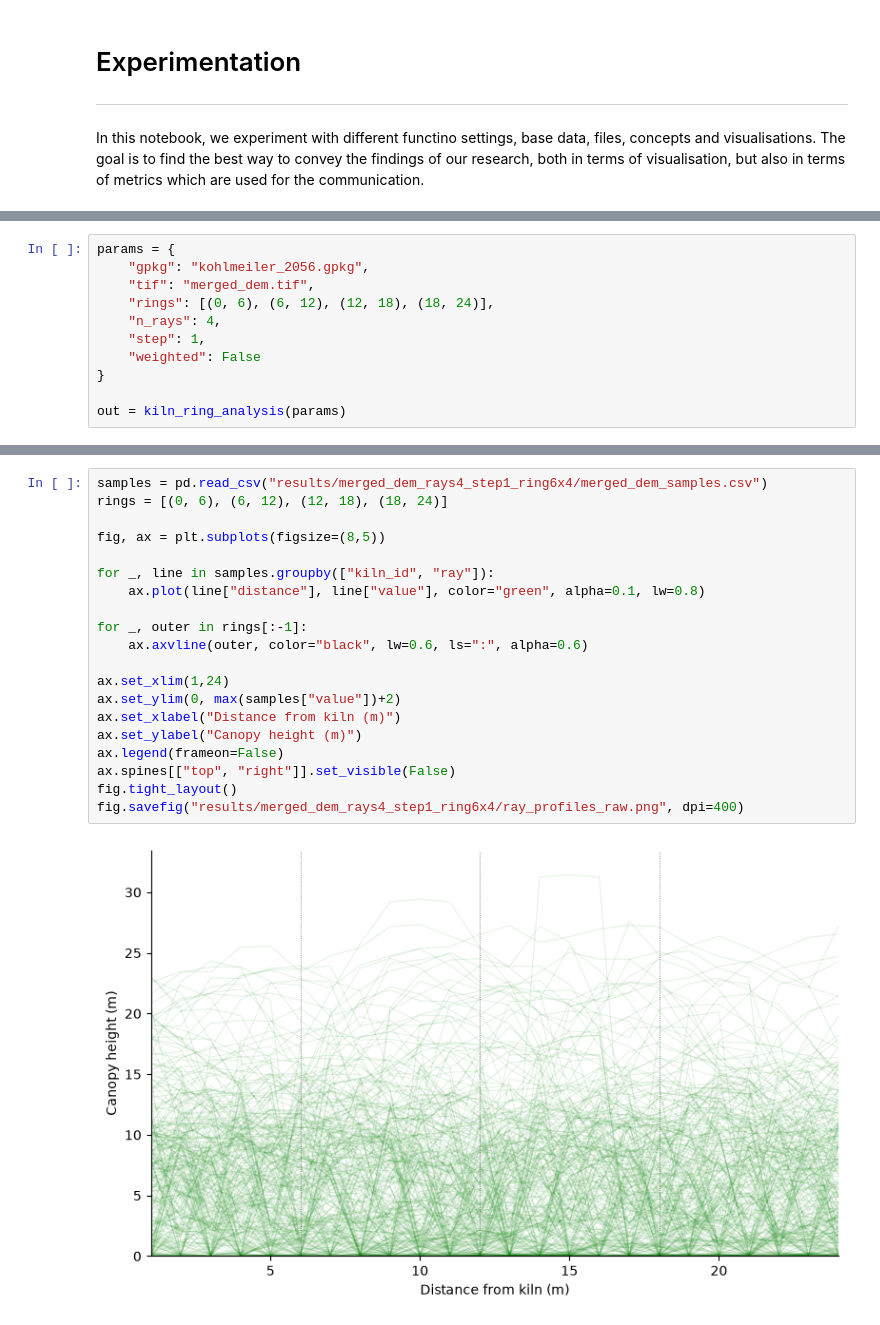
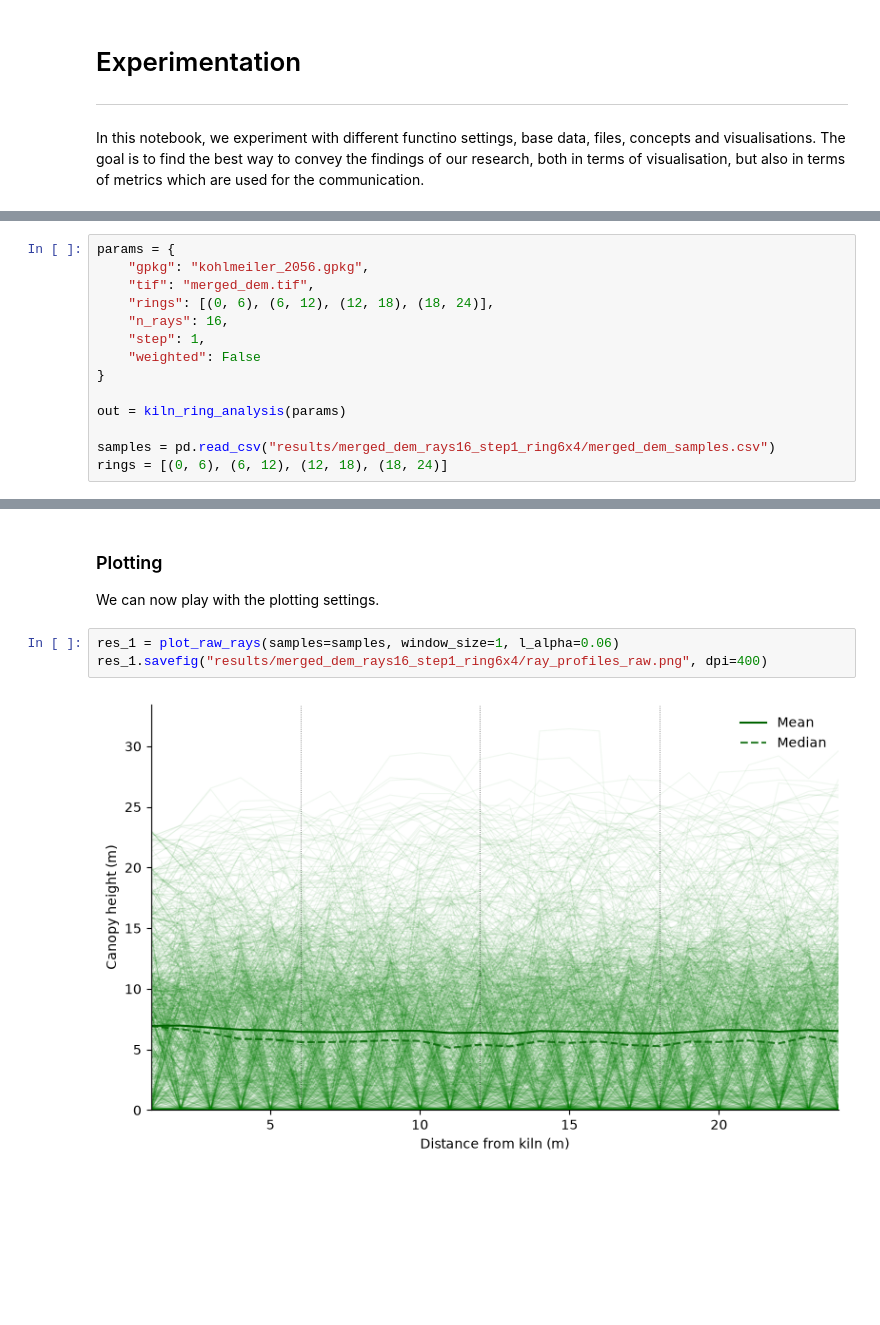
Before and after one commit to fabianott/GEO-715-Project, a Jupyter notebook: new testfolder/experimentation.ipynb, the cells around one changed output, grey strips where cells are left out. Drawn from its saved outputs; the diff is of its cells as text; blank space fills up the shorter version.

Commit message:
New plots: raw rays plotted with mean and median in experimentation.ipynb

```diff
--- a/new testfolder/experimentation.ipynb
+++ b/new testfolder/experimentation.ipynb
@@ -19,12 +27,15 @@ params = {
     "gpkg": "kohlmeiler_2056.gpkg",
     "tif": "merged_dem.tif",
     "rings": [(0, 6), (6, 12), (12, 18), (18, 24)],
-    "n_rays": 4,
+    "n_rays": 16,
     "step": 1,
     "weighted": False
 }
 
 out = kiln_ring_analysis(params)
+
+samples = pd.read_csv("results/merged_dem_rays16_step1_ring6x4/merged_dem_samples.csv")
+rings = [(0, 6), (6, 12), (12, 18), (18, 24)]
 # %% [output]
 ======================================================================
 Raster:        merged_dem.tif
@@ -46,22 +94,8 @@ Saved: results/merged_dem_rays4_step1_ring6x4/merged_dem_rings.csv  (one row per
+# %% [markdown]
+### Plotting
+We can now play with the plotting settings.
 # %%
-samples = pd.read_csv("results/merged_dem_rays4_step1_ring6x4/merged_dem_samples.csv")
-rings = [(0, 6), (6, 12), (12, 18), (18, 24)]
-
-fig, ax = plt.subplots(figsize=(8,5))
-
-for _, line in samples.groupby(["kiln_id", "ray"]):
-    ax.plot(line["distance"], line["value"], color="green", alpha=0.1, lw=0.8)
-
-for _, outer in rings[:-1]:
-    ax.axvline(outer, color="black", lw=0.6, ls=":", alpha=0.6)
-
-ax.set_xlim(1,24)
-ax.set_ylim(0, max(samples["value"])+2)
-ax.set_xlabel("Distance from kiln (m)")
-ax.set_ylabel("Canopy height (m)")
-ax.legend(frameon=False)
-ax.spines[["top", "right"]].set_visible(False)
-fig.tight_layout()
-fig.savefig("results/merged_dem_rays4_step1_ring6x4/ray_profiles_raw.png", dpi=400)
+res_1 = plot_raw_rays(samples=samples, window_size=1, l_alpha=0.06)
+res_1.savefig("results/merged_dem_rays16_step1_ring6x4/ray_profiles_raw.png", dpi=400)
 # %% [output]
-[figure, old version]
+[figure, new version]
```
Also changed, not shown: parts of 8 cells of this notebook, 12 other files.
